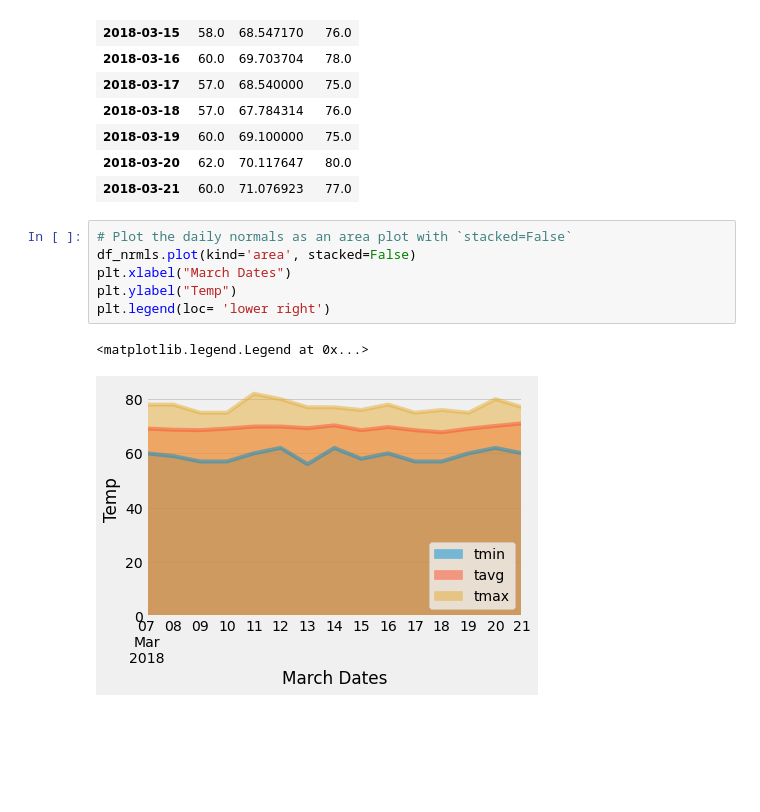
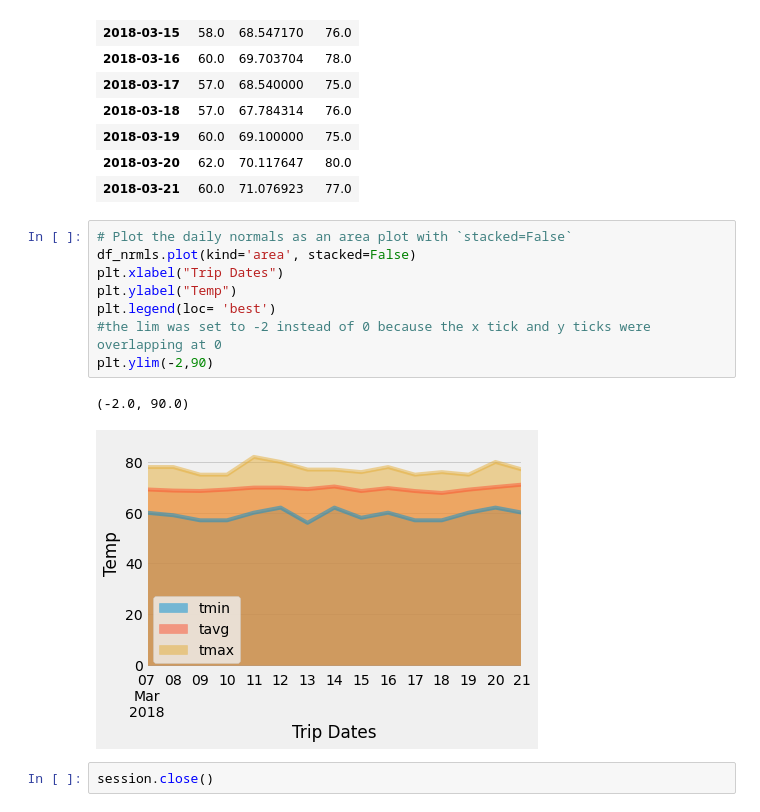
Before and after one commit to saronraut/sqlalchemy-Challenge, a Jupyter notebook: Instructions/climate_starter.ipynb, the cells around one changed output. Drawn from its saved outputs; the diff is of its cells as text; blank space fills up the shorter version.

```diff
--- a/Instructions/climate_starter.ipynb
+++ b/Instructions/climate_starter.ipynb
@@ -284,9 +287,13 @@ df_nrmls
 # %%
 # Plot the daily normals as an area plot with `stacked=False`
 df_nrmls.plot(kind='area', stacked=False)
-plt.xlabel("March Dates")
+plt.xlabel("Trip Dates")
 plt.ylabel("Temp")
-plt.legend(loc= 'lower right')
+plt.legend(loc= 'best')
+#the lim was set to -2 instead of 0 because the x tick and y ticks were overlapping at 0
+plt.ylim(-2,90)
 # %% [output]
-<matplotlib.legend.Legend at 0x...>
+(-2.0, 90.0)
-[figure, old version]
+[figure, new version]
+# %%
+session.close()
```
Also changed, not shown: parts of 2 cells of this notebook.
